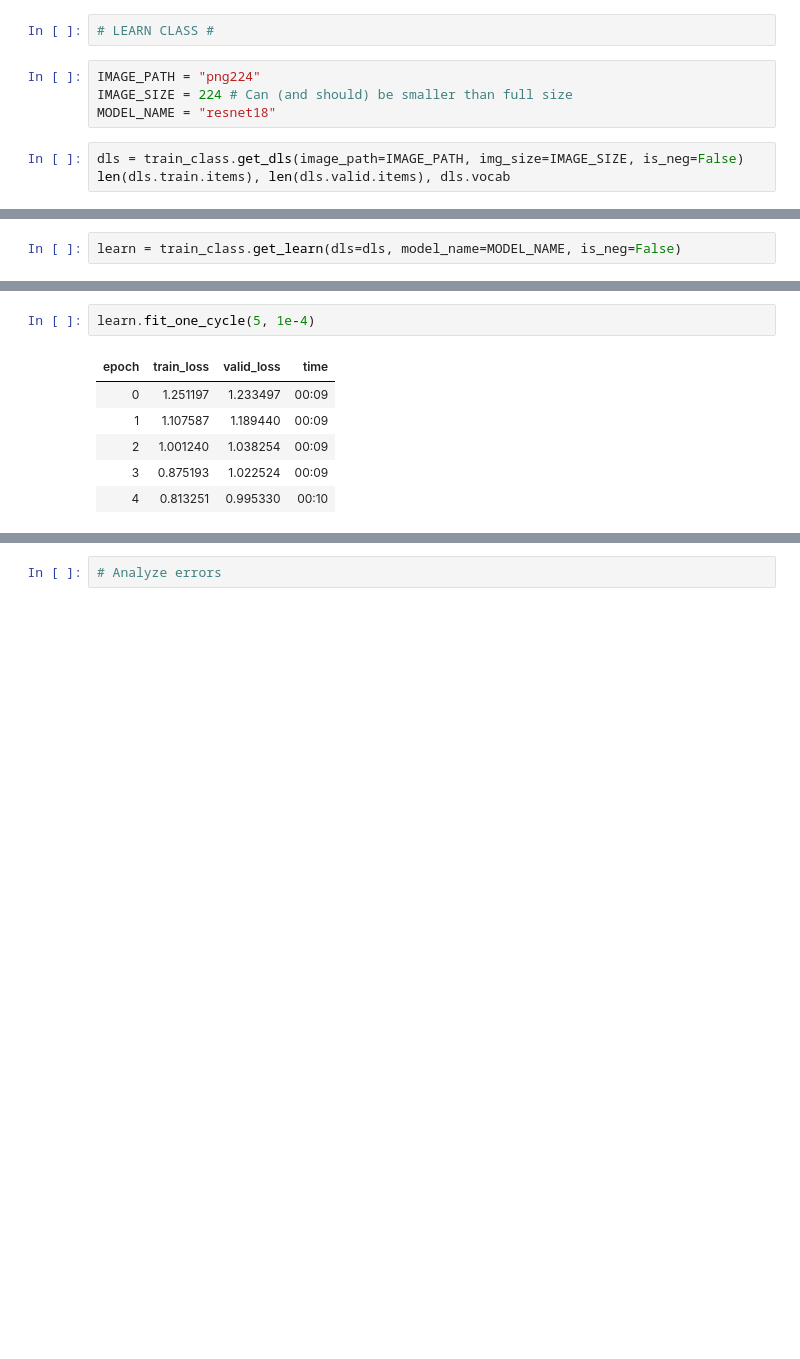
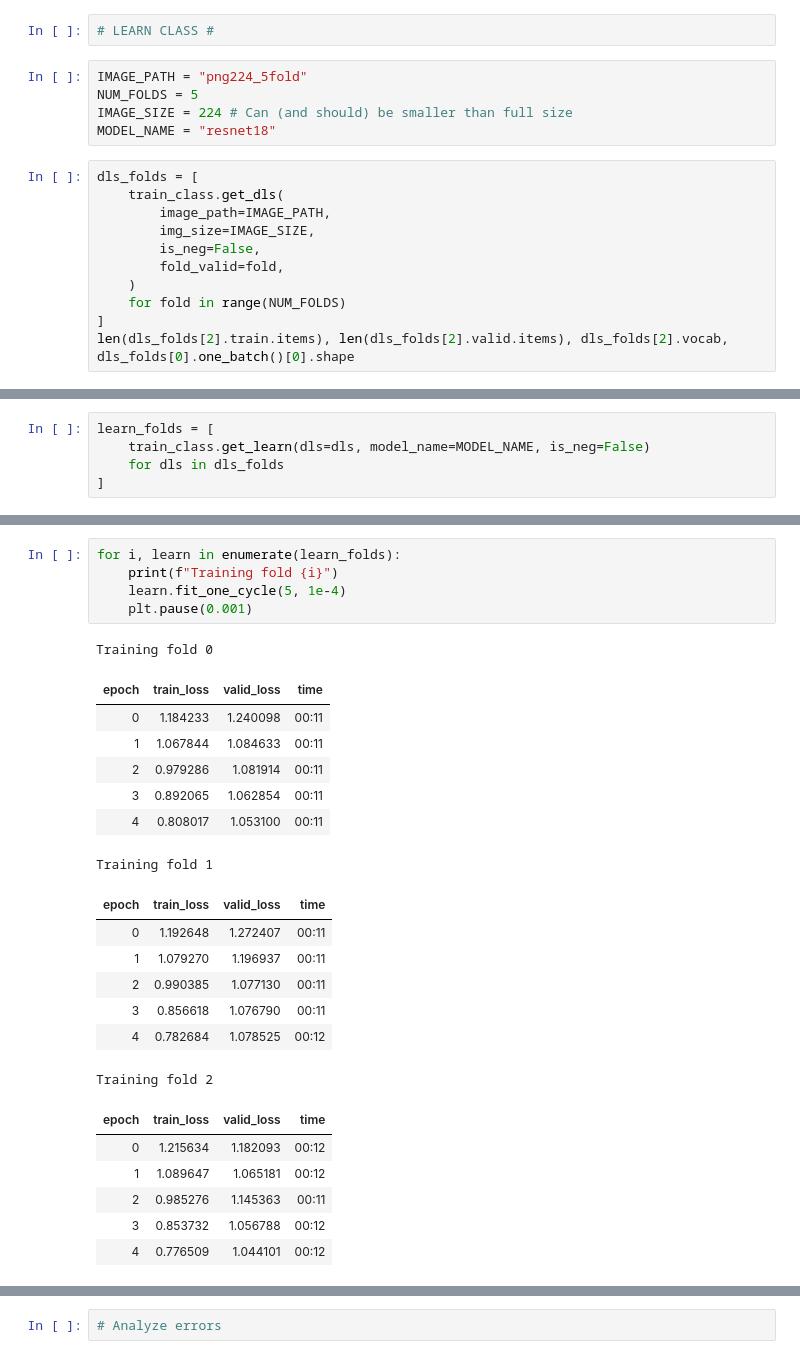
Before and after one commit to vdefont/covid_detection, a Jupyter notebook: train_class.ipynb, the cells around one changed output, grey strips where cells are left out. Cells and saved outputs as stored; diff of their text form; blank space fills up the shorter version.

```diff
--- a/train_class.ipynb
+++ b/train_class.ipynb
@@ -30,10 +30,19 @@ train_class.make_base_models()
 # %%
 # LEARN CLASS #
 # %%
-IMAGE_PATH = "png224"
+IMAGE_PATH = "png224_5fold"
+NUM_FOLDS = 5
 IMAGE_SIZE = 224 # Can (and should) be smaller than full size
 MODEL_NAME = "resnet18"
 # %%
-dls = train_class.get_dls(image_path=IMAGE_PATH, img_size=IMAGE_SIZE, is_neg=False)
-len(dls.train.items), len(dls.valid.items), dls.vocab
+dls_folds = [
+    train_class.get_dls(
+        image_path=IMAGE_PATH,
+        img_size=IMAGE_SIZE,
+        is_neg=False,
+        fold_valid=fold,
+    )
+    for fold in range(NUM_FOLDS)
+]
+len(dls_folds[2].train.items), len(dls_folds[2].valid.items), dls_folds[2].vocab, dls_folds[0].one_batch()[0].shape
 # %% [output]
@@ -45,3 +54,6 @@ dls.show_batch()
 # %%
-learn = train_class.get_learn(dls=dls, model_name=MODEL_NAME, is_neg=False)
+learn_folds = [
+    train_class.get_learn(dls=dls, model_name=MODEL_NAME, is_neg=False)
+    for dls in dls_folds
+]
 # %%
@@ -53,9 +73,27 @@ SuggestedLRs(lr_min=8.317637839354575e-05, lr_steep=0.00013182566908653826)
 # %%
-learn.fit_one_cycle(5, 1e-4)
+for i, learn in enumerate(learn_folds):
+    print(f"Training fold {i}")
+    learn.fit_one_cycle(5, 1e-4)
+    plt.pause(0.001)
 # %% [output]
+Training fold 0
 | epoch | train_loss | valid_loss | time |
-| 0 | 1.251197 | 1.233497 | 00:09 |
-| 1 | 1.107587 | 1.189440 | 00:09 |
-| 2 | 1.001240 | 1.038254 | 00:09 |
-| 3 | 0.875193 | 1.022524 | 00:09 |
-| 4 | 0.813251 | 0.995330 | 00:10 |
+| 0 | 1.184233 | 1.240098 | 00:11 |
+| 1 | 1.067844 | 1.084633 | 00:11 |
+| 2 | 0.979286 | 1.081914 | 00:11 |
+| 3 | 0.892065 | 1.062854 | 00:11 |
+| 4 | 0.808017 | 1.053100 | 00:11 |
+Training fold 1
+| epoch | train_loss | valid_loss | time |
+| 0 | 1.192648 | 1.272407 | 00:11 |
+| 1 | 1.079270 | 1.196937 | 00:11 |
+| 2 | 0.990385 | 1.077130 | 00:11 |
+| 3 | 0.856618 | 1.076790 | 00:11 |
+| 4 | 0.782684 | 1.078525 | 00:12 |
+Training fold 2
+| epoch | train_loss | valid_loss | time |
+| 0 | 1.215634 | 1.182093 | 00:12 |
+| 1 | 1.089647 | 1.065181 | 00:12 |
+| 2 | 0.985276 | 1.145363 | 00:11 |
+| 3 | 0.853732 | 1.056788 | 00:12 |
+| 4 | 0.776509 | 1.044101 | 00:12 |
```
Also changed, not shown: parts of 23 cells of this notebook, 5 other files.
